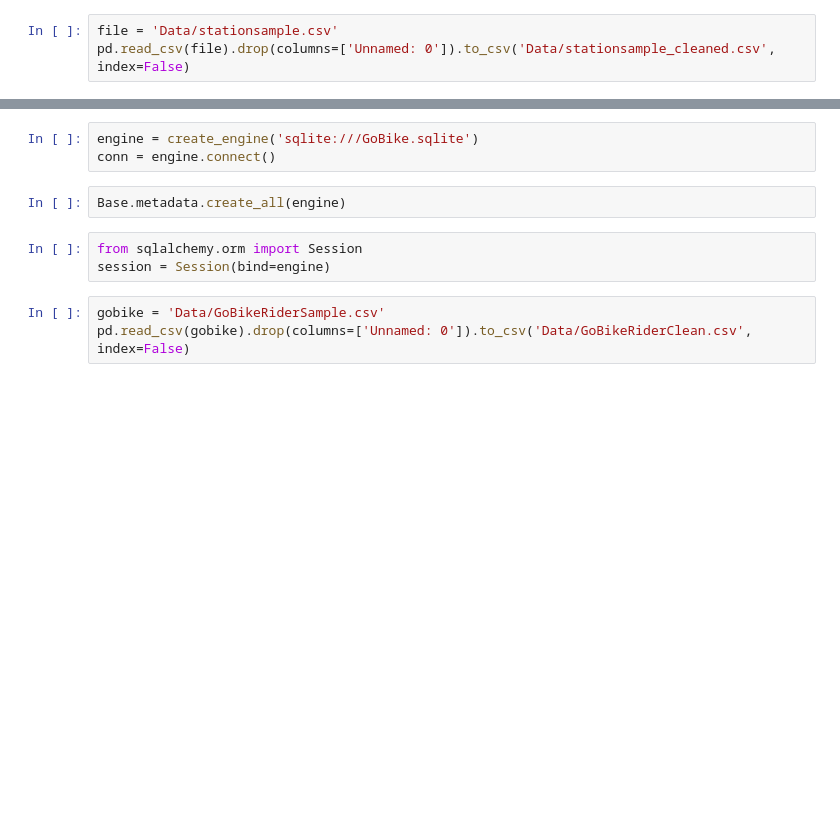
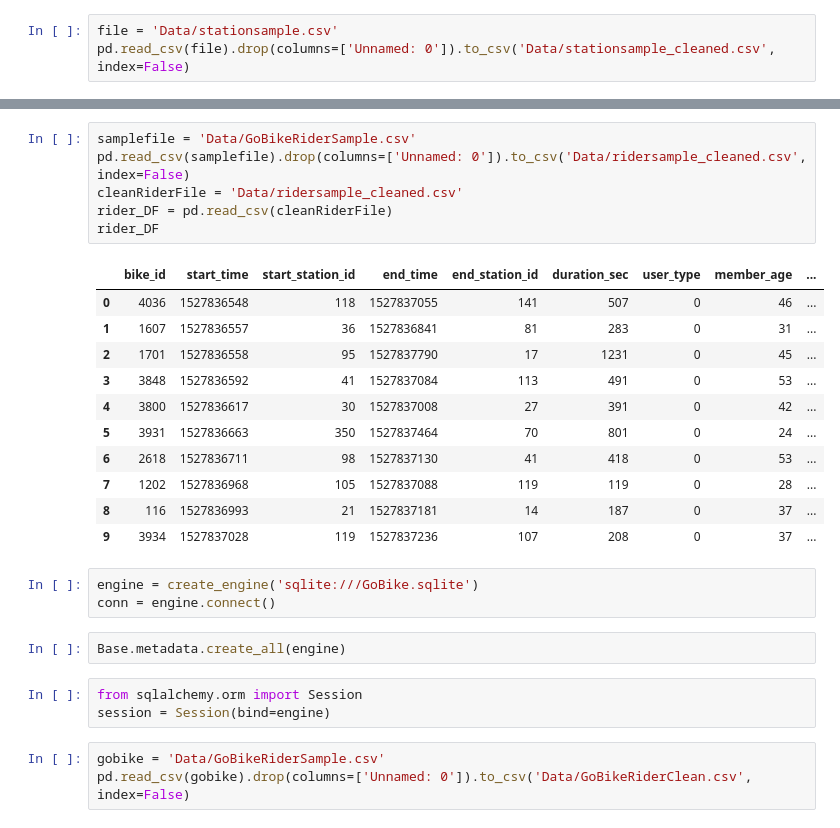
Before and after one commit to jjahn0/SQLalchemy_practice, a Jupyter notebook: SQL_gobike.ipynb, the cells around one changed output, grey strips where cells are left out. Saved outputs shown, nothing was run; the diff lists cells and outputs as text; blank space fills up the shorter version.

```diff
--- a/SQL_gobike.ipynb
+++ b/SQL_gobike.ipynb
@@ -48,3 +59,21 @@ df.head()
+# %%
+samplefile = 'Data/GoBikeRiderSample.csv'
+pd.read_csv(samplefile).drop(columns=['Unnamed: 0']).to_csv('Data/ridersample_cleaned.csv', index=False)
+cleanRiderFile = 'Data/ridersample_cleaned.csv'
+rider_DF = pd.read_csv(cleanRiderFile)
+rider_DF
+# %% [output]
+|  | bike_id | start_time | start_station_id | end_time | end_station_id | duration_sec | user_type | member_age | ... |
+| 0 | 4036 | 1527836548 | 118 | 1527837055 | 141 | 507 | 0 | 46 | ... |
+| 1 | 1607 | 1527836557 | 36 | 1527836841 | 81 | 283 | 0 | 31 | ... |
+| 2 | 1701 | 1527836558 | 95 | 1527837790 | 17 | 1231 | 0 | 45 | ... |
+| 3 | 3848 | 1527836592 | 41 | 1527837084 | 113 | 491 | 0 | 53 | ... |
+| 4 | 3800 | 1527836617 | 30 | 1527837008 | 27 | 391 | 0 | 42 | ... |
+| 5 | 3931 | 1527836663 | 350 | 1527837464 | 70 | 801 | 0 | 24 | ... |
+| 6 | 2618 | 1527836711 | 98 | 1527837130 | 41 | 418 | 0 | 53 | ... |
+| 7 | 1202 | 1527836968 | 105 | 1527837088 | 119 | 119 | 0 | 28 | ... |
+| 8 | 116 | 1527836993 | 21 | 1527837181 | 14 | 187 | 0 | 37 | ... |
+| 9 | 3934 | 1527837028 | 119 | 1527837236 | 107 | 208 | 0 | 37 | ... |
 # %%
 engine = create_engine('sqlite:///GoBike.sqlite')
 conn = engine.connect()
```
Also changed, not shown: parts of 16 cells of this notebook, 5 other files.
